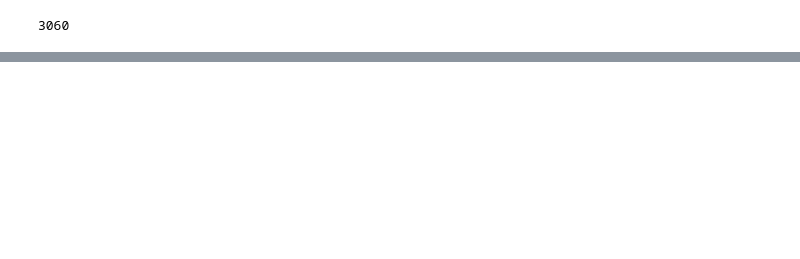
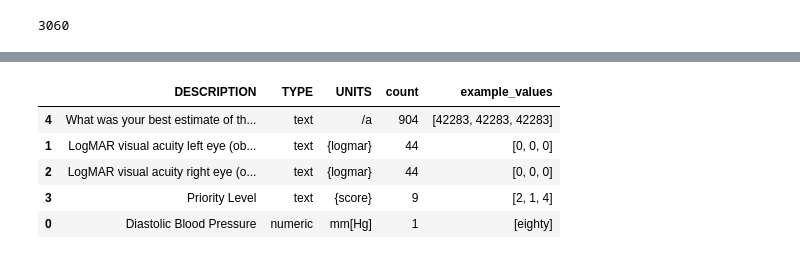
Before and after one commit to dropoftherain/Clinical-Data-Validation-Pipeline, a Jupyter notebook: investigate_results.ipynb, the cells around one changed output, grey strips where cells are left out. Drawn from its saved outputs; the diff is of its cells as text; code cells hidden in the pictures; blank space fills up the shorter version.

```diff
--- a/investigate_results.ipynb
+++ b/investigate_results.ipynb
@@ -180,0 +193,3 @@ The failure concerns 3060 unique records that resulted ...
+# %%
+not_corresponding = observations[observations['Reason'] == 'TYPE does not correspond to the datatype of VALUE']
+not_corresponding['DESCRIPTION'].value_counts()
@@ -180,0 +259,23 @@ The failure concerns 3060 unique records that resulted ...
+# %%
+type_value_summary = (
+    not_corresponding
+    .groupby(
+        ['DESCRIPTION', 'TYPE', 'UNITS'],
+        dropna=False
+    )
+    .agg(
+        count=('Index', 'size'),
+        example_values=('VALUE', lambda x: list(x.head(3)))
+    )
+    .reset_index()
+    .sort_values('count', ascending=False)
+)
+
+display(type_value_summary)
+# %% [output]
+|  | DESCRIPTION | TYPE | UNITS | count | example_values |
+| 4 | What was your best estimate of th... | text | /a | 904 | [42283, 42283, 42283] |
+| 1 | LogMAR visual acuity left eye (ob... | text | {logmar} | 44 | [0, 0, 0] |
+| 2 | LogMAR visual acuity right eye (o... | text | {logmar} | 44 | [0, 0, 0] |
+| 3 | Priority Level | text | {score} | 9 | [2, 1, 4] |
+| 0 | Diastolic Blood Pressure | numeric | mm[Hg] | 1 | [eighty] |
```
Also changed, not shown: parts of 16 cells of this notebook, 3 other files.
